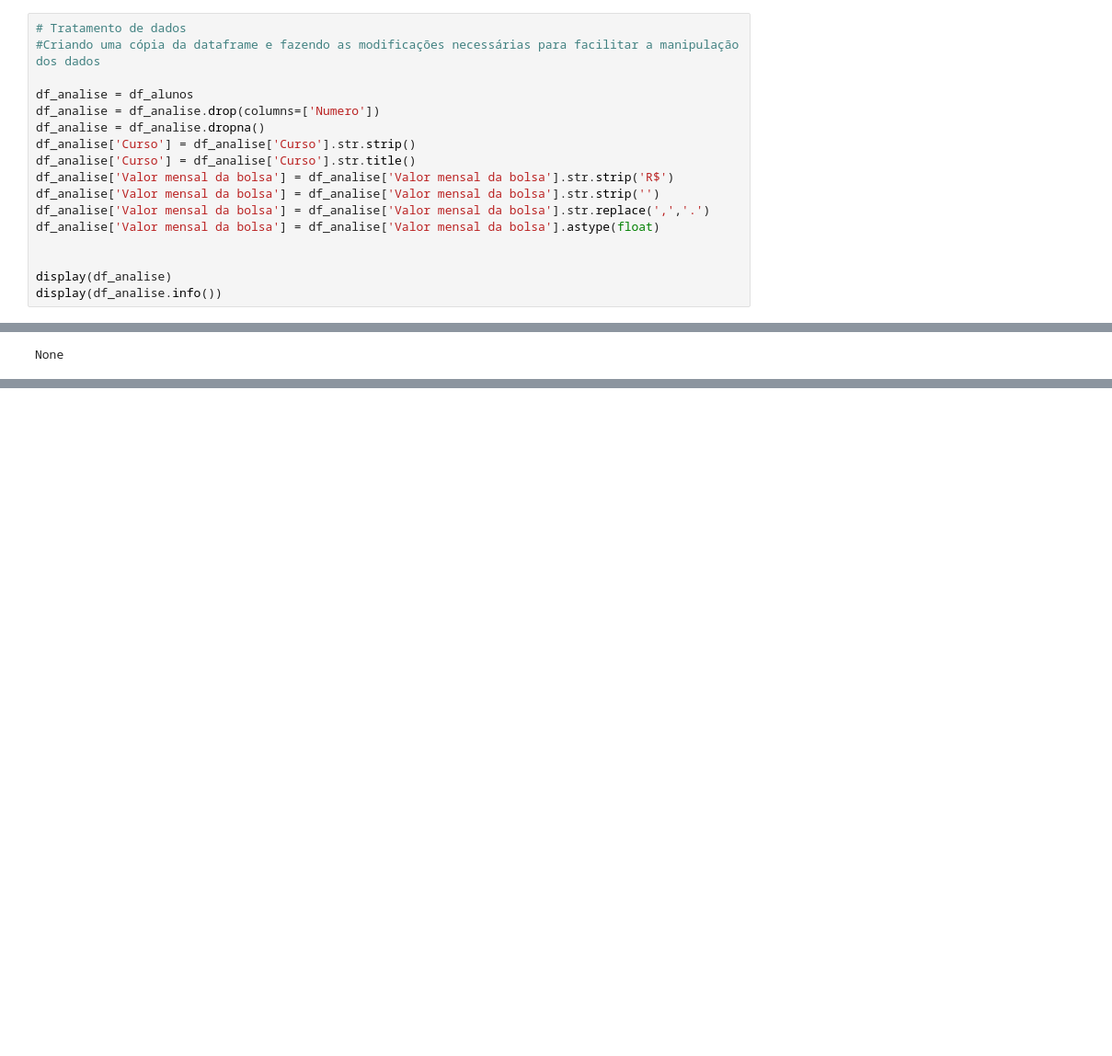
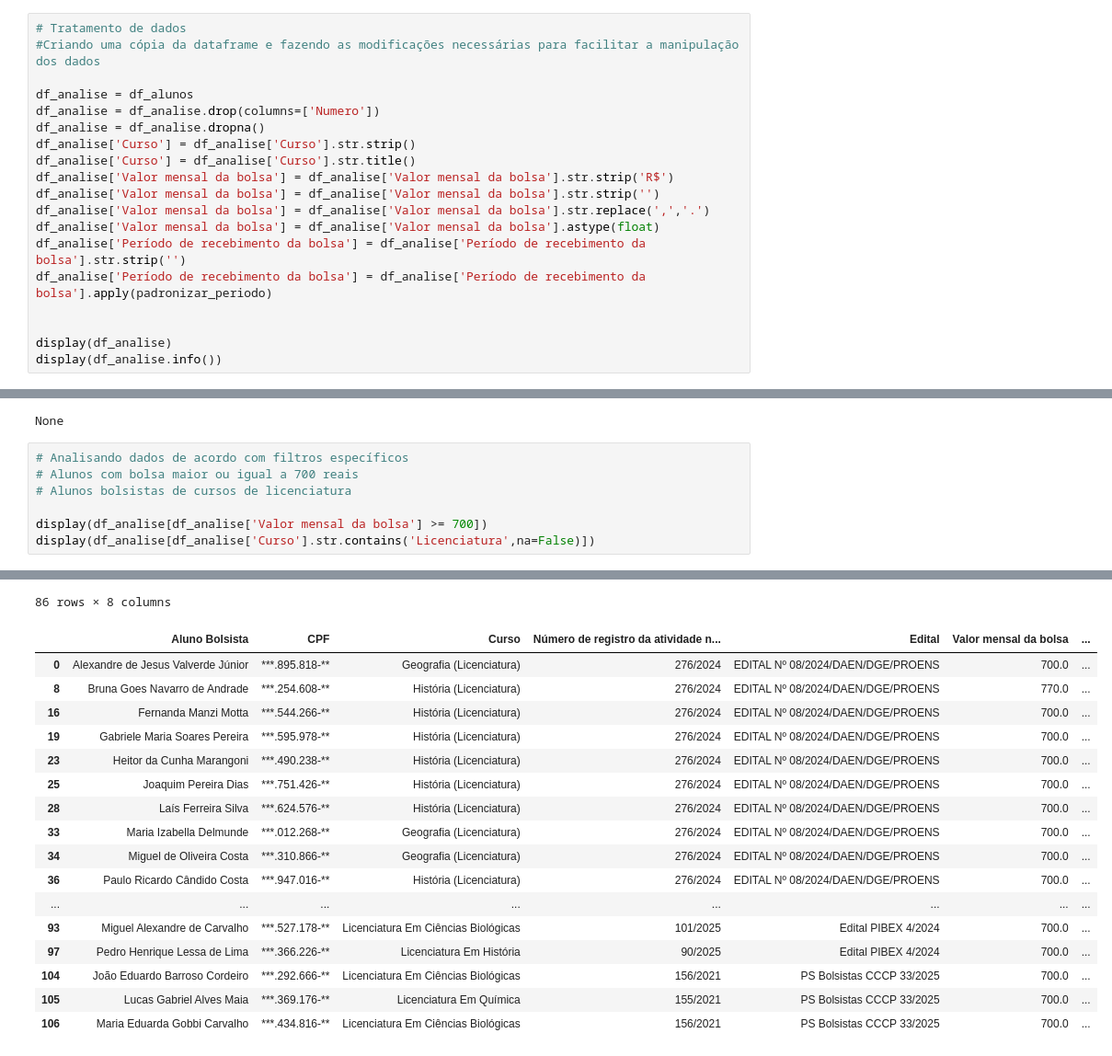
Before and after one commit to IsisPraude/analise_bolsas, a Jupyter notebook: analise_bolsas/analise.ipynb, the cells around one changed output, grey strips where cells are left out. Shown at 92% size. Cells and saved outputs as stored; diff of their text form; blank space fills up the shorter version.

```diff
--- a/analise_bolsas/analise.ipynb
+++ b/analise_bolsas/analise.ipynb
@@ -42,6 +43,8 @@ df_analise['Valor mensal da bolsa'] = df_analise['Valor mensal da bolsa'].str.st
 df_analise['Valor mensal da bolsa'] = df_analise['Valor mensal da bolsa'].str.strip('')
 df_analise['Valor mensal da bolsa'] = df_analise['Valor mensal da bolsa'].str.replace(',','.')
 df_analise['Valor mensal da bolsa'] = df_analise['Valor mensal da bolsa'].astype(float)
+df_analise['Período de recebimento da bolsa'] = df_analise['Período de recebimento da bolsa'].str.strip('')
+df_analise['Período de recebimento da bolsa'] = df_analise['Período de recebimento da bolsa'].apply(padronizar_periodo)
 
 
 display(df_analise)
@@ -76,3 +79,11 @@ Data columns (total 8 columns):
 dtypes: float64(1), object(7)
 memory usage: 7.0+ KB
 None
+# %%
+# Analisando dados de acordo com filtros específicos
+# Alunos com bolsa maior ou igual a 700 reais
+# Alunos bolsistas de cursos de licenciatura
+
+display(df_analise[df_analise['Valor mensal da bolsa'] >= 700])
+display(df_analise[df_analise['Curso'].str.contains('Licenciatura',na=False)])
+# %% [output]
@@ -78,0 +102,18 @@ None
+86 rows × 8 columns
+|  | Aluno Bolsista | CPF | Curso | Número de registro da atividade n... | Edital | Valor mensal da bolsa | ... |
+| 0 | Alexandre de Jesus Valverde Júnior | ***.895.818-** | Geografia (Licenciatura) | 276/2024 | EDITAL Nº 08/2024/DAEN/DGE/PROENS | 700.0 | ... |
+| 8 | Bruna Goes Navarro de Andrade | ***.254.608-** | História (Licenciatura) | 276/2024 | EDITAL Nº 08/2024/DAEN/DGE/PROENS | 770.0 | ... |
+| 16 | Fernanda Manzi Motta | ***.544.266-** | História (Licenciatura) | 276/2024 | EDITAL Nº 08/2024/DAEN/DGE/PROENS | 700.0 | ... |
+| 19 | Gabriele Maria Soares Pereira | ***.595.978-** | História (Licenciatura) | 276/2024 | EDITAL Nº 08/2024/DAEN/DGE/PROENS | 700.0 | ... |
+| 23 | Heitor da Cunha Marangoni | ***.490.238-** | História (Licenciatura) | 276/2024 | EDITAL Nº 08/2024/DAEN/DGE/PROENS | 700.0 | ... |
+| 25 | Joaquim Pereira Dias | ***.751.426-** | História (Licenciatura) | 276/2024 | EDITAL Nº 08/2024/DAEN/DGE/PROENS | 700.0 | ... |
+| 28 | Laís Ferreira Silva | ***.624.576-** | História (Licenciatura) | 276/2024 | EDITAL Nº 08/2024/DAEN/DGE/PROENS | 700.0 | ... |
+| 33 | Maria Izabella Delmunde | ***.012.268-** | Geografia (Licenciatura) | 276/2024 | EDITAL Nº 08/2024/DAEN/DGE/PROENS | 700.0 | ... |
+| 34 | Miguel de Oliveira Costa | ***.310.866-** | Geografia (Licenciatura) | 276/2024 | EDITAL Nº 08/2024/DAEN/DGE/PROENS | 700.0 | ... |
+| 36 | Paulo Ricardo Cândido Costa | ***.947.016-** | História (Licenciatura) | 276/2024 | EDITAL Nº 08/2024/DAEN/DGE/PROENS | 700.0 | ... |
+| ... | ... | ... | ... | ... | ... | ... | ... |
+| 93 | Miguel Alexandre de Carvalho | ***.527.178-** | Licenciatura Em Ciências Biológicas | 101/2025 | Edital PIBEX 4/2024 | 700.0 | ... |
+| 97 | Pedro Henrique Lessa de Lima | ***.366.226-** | Licenciatura Em História | 90/2025 | Edital PIBEX 4/2024 | 700.0 | ... |
+| 104 | João Eduardo Barroso Cordeiro | ***.292.666-** | Licenciatura Em Ciências Biológicas | 156/2021 | PS Bolsistas CCCP 33/2025 | 700.0 | ... |
+| 105 | Lucas Gabriel Alves Maia | ***.369.176-** | Licenciatura Em Química | 155/2021 | PS Bolsistas CCCP 33/2025 | 700.0 | ... |
+| 106 | Maria Eduarda Gobbi Carvalho | ***.434.816-** | Licenciatura Em Ciências Biológicas | 156/2021 | PS Bolsistas CCCP 33/2025 | 700.0 | ... |
```
Also changed, not shown: parts of 2 cells of this notebook.
